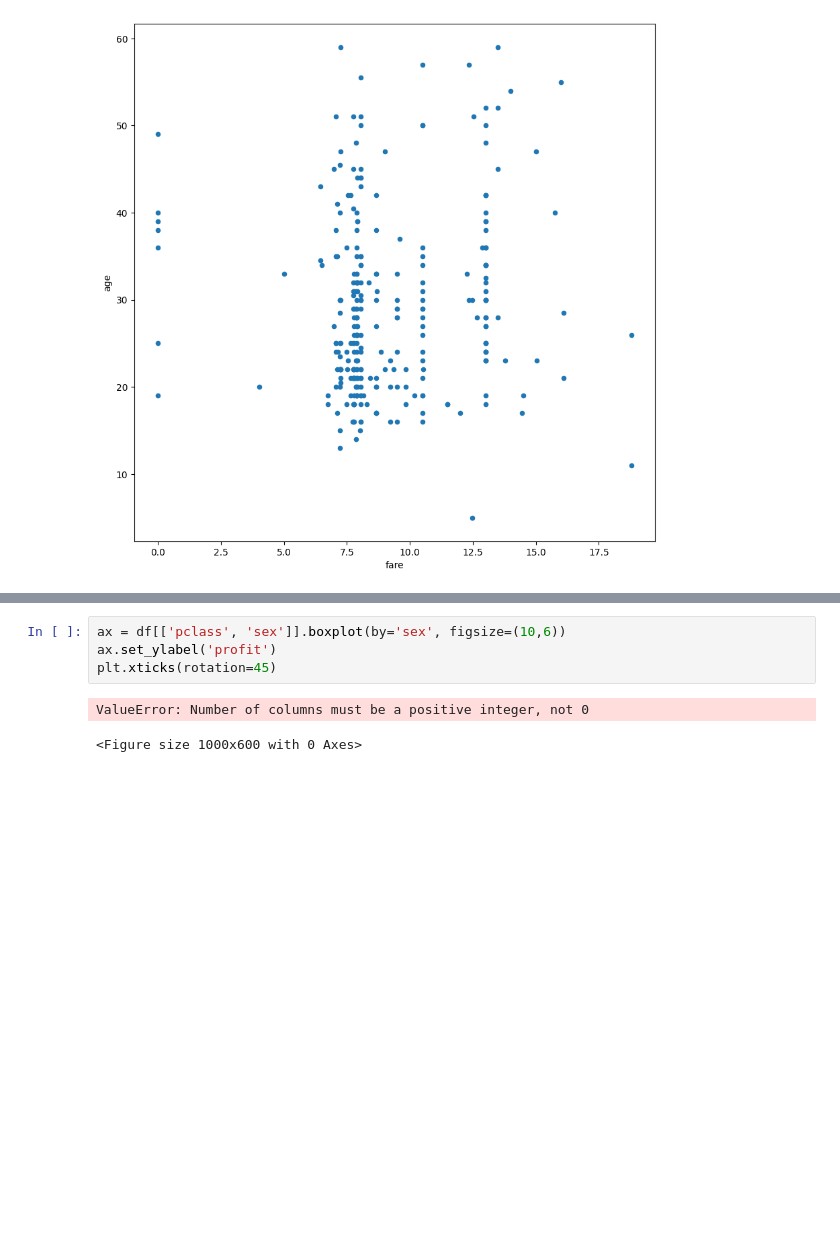
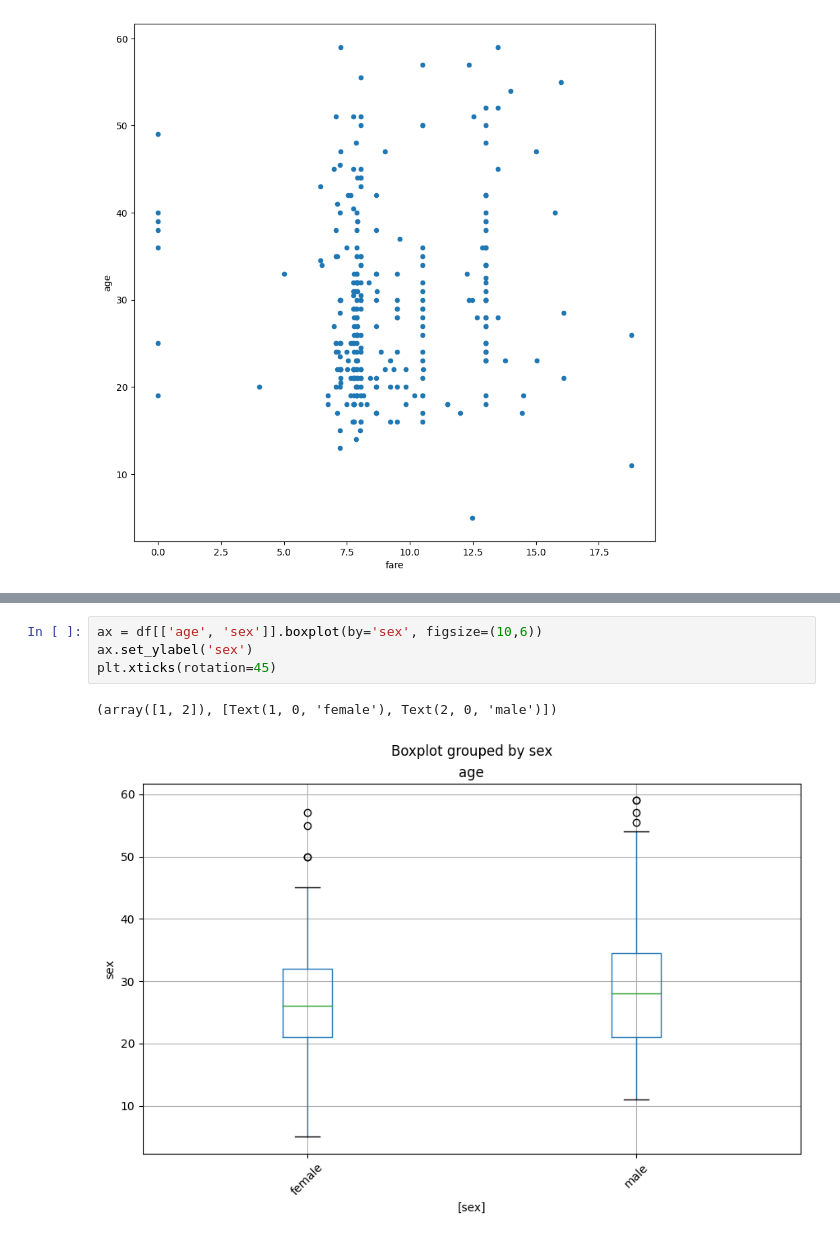
Before and after one commit to IrynaBarnych/AI5, a Jupyter notebook: module2/ДЗ_5.ipynb, the cells around one changed output, grey strips where cells are left out. Saved outputs shown, nothing was run; the diff lists cells and outputs as text; blank space fills up the shorter version.

```diff
--- a/module2/ДЗ_5.ipynb
+++ b/module2/ДЗ_5.ipynb
@@ -183,9 +183,9 @@ plt.xticks(rotation=45)
 (array([1, 2]), [Text(1, 0, 'female'), Text(2, 0, 'male')])
 [figure]
 # %%
-ax = df[['pclass', 'sex']].boxplot(by='sex', figsize=(10,6))
-ax.set_ylabel('profit')
+ax = df[['age', 'sex']].boxplot(by='sex', figsize=(10,6))
+ax.set_ylabel('sex')
 plt.xticks(rotation=45)
 # %% [output]
-ValueError: Number of columns must be a positive integer, not 0
+(array([1, 2]), [Text(1, 0, 'female'), Text(2, 0, 'male')])
-<Figure size 1000x600 with 0 Axes>
+[figure, added]
```
Also changed, not shown: parts of 1 cell of this notebook.
